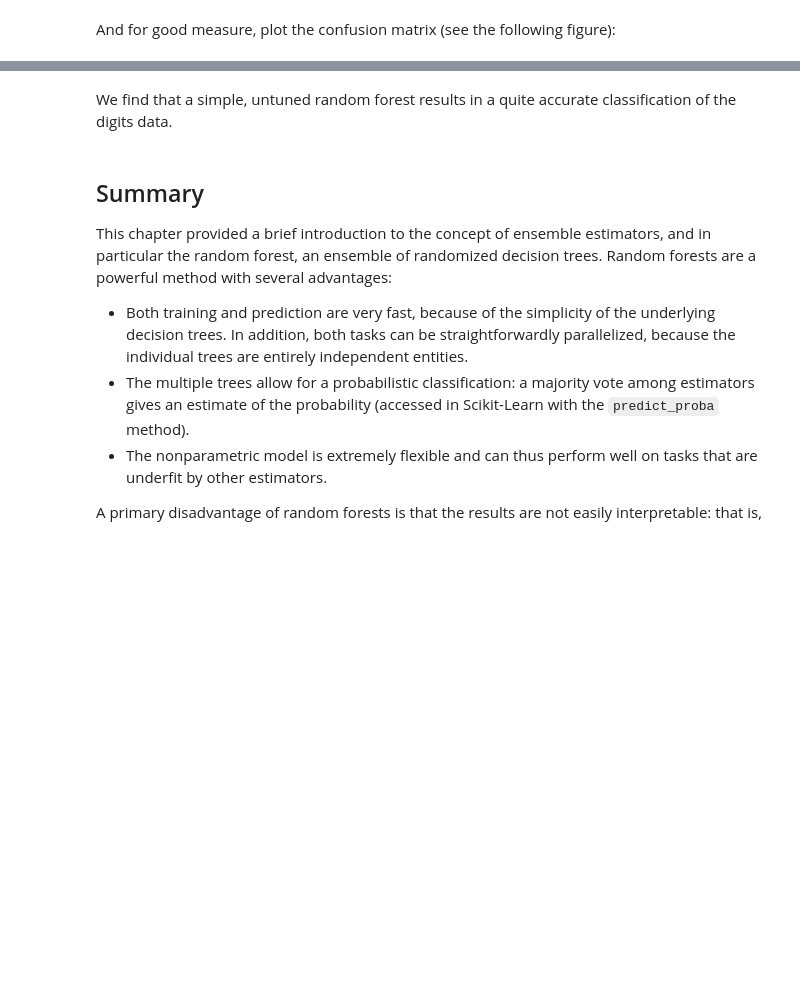
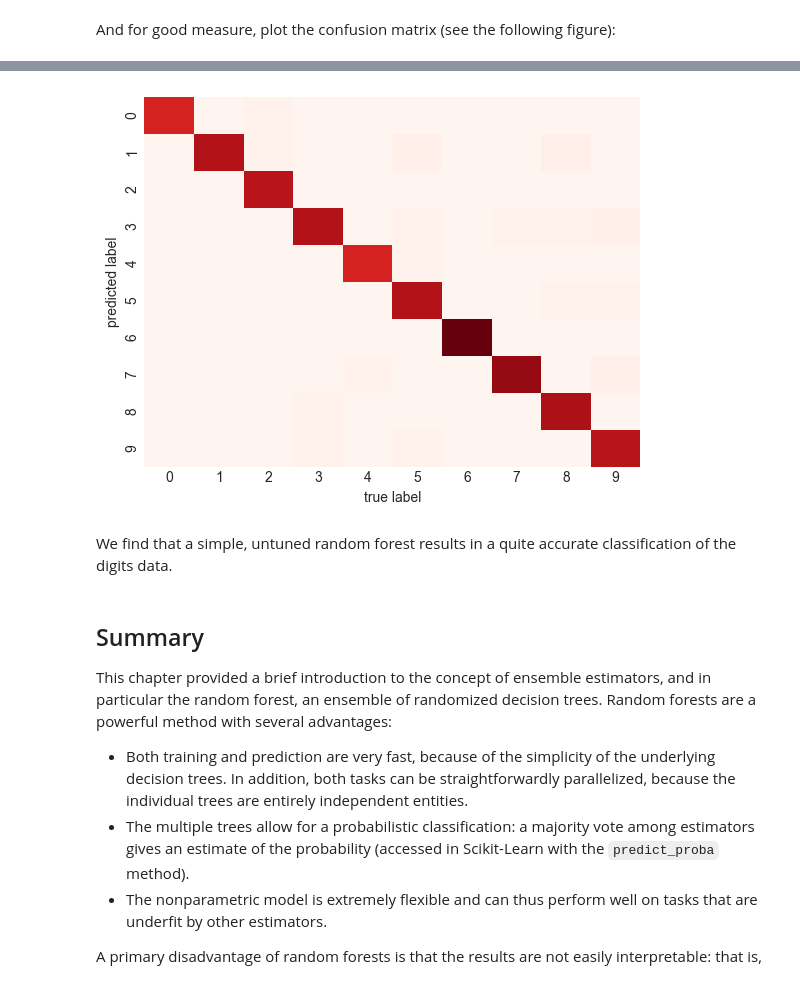
Before and after one commit to Chi-EEE/Data_Science-Project, a Jupyter notebook: Notebooks/05.08-Random-Forests.ipynb, the cells around one changed output, grey strips where cells are left out. Saved outputs shown, nothing was run; the diff lists cells and outputs as text; code cells hidden in the pictures; blank space fills up the shorter version.

```diff
--- a/Notebooks/05.08-Random-Forests.ipynb
+++ b/Notebooks/05.08-Random-Forests.ipynb
@@ -259,3 +266,7 @@ ypred = model.predict(Xtest)
+# %%
+model = RandomForestClassifier(n_estimators=10)
+model.fit(Xtrain, ytrain)
+ypred3 = model.predict(Xtest)
 # %% [markdown]
 Let's look at the classification report for this classifier:
 # %%
@@ -293,3 +354,13 @@ plt.ylabel('predicted label');
+# %%
+from sklearn.metrics import confusion_matrix
+import seaborn as sns
+mat = confusion_matrix(ytest, ypred3)
+sns.heatmap(mat.T, square=False, annot=True, fmt='d',
+            cbar=False, cmap='Reds')
+plt.xlabel('true label')
+plt.ylabel('predicted label');
+# %% [output]
+[figure, added]
 # %% [markdown]
 We find that a simple, untuned random forest results in a quite accurate classification of the digits data.
 # %% [markdown]
```
Also changed, not shown: parts of 10 cells of this notebook.
